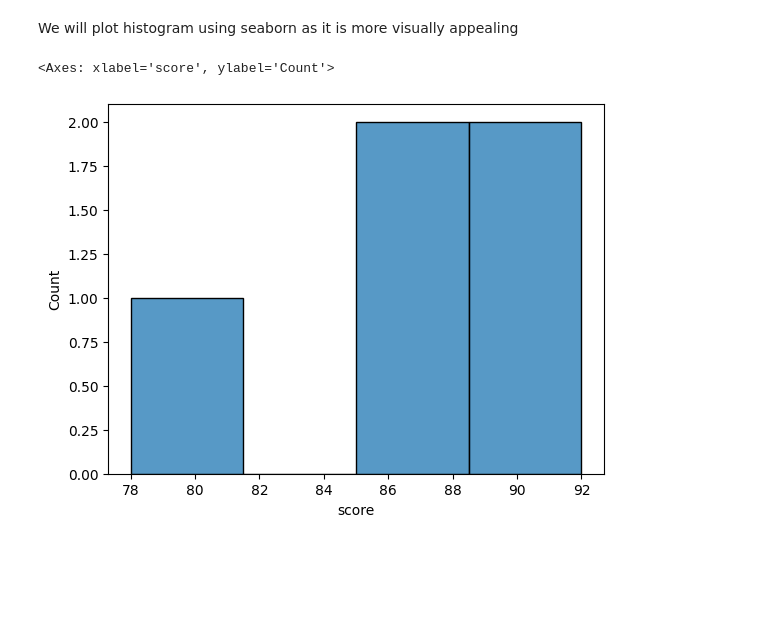
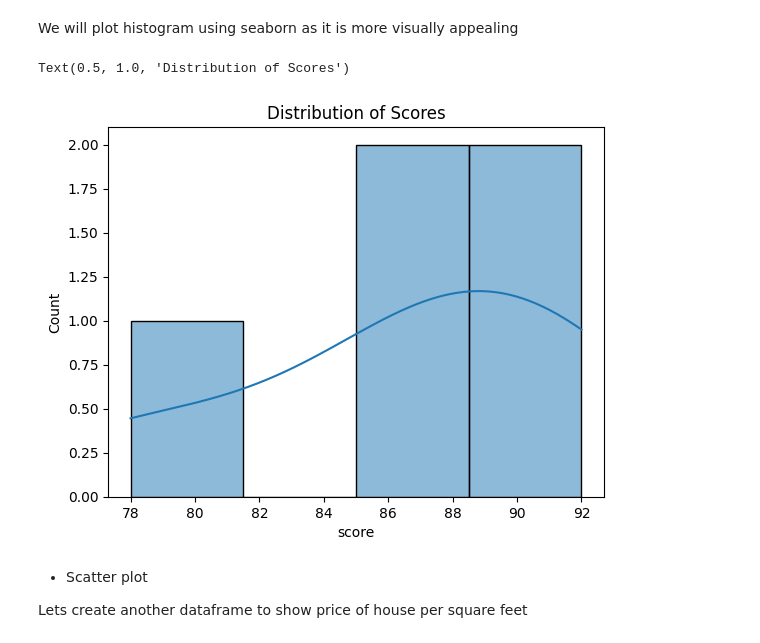
Before and after one commit to Saad-SYEDK/Matplotlib-and-Seaborn, a Jupyter notebook: notes.ipynb, the cells around one changed output. Cells and saved outputs as stored; diff of their text form; code cells hidden in the pictures; blank space fills up the shorter version.

Commit message:
Scatter plot

```diff
--- a/notes.ipynb
+++ b/notes.ipynb
@@ -149,7 +149,12 @@ We will plot histogram using seaborn as it is more visually appealing
 # %%
 import seaborn as sns
 
-sns.histplot(df["score"])
+sns.histplot(df["score"], kde=True) # kde to show the density curve on top of the histogram
+plt.title("Distribution of Scores")
 # %% [output]
-<Axes: xlabel='score', ylabel='Count'>
+Text(0.5, 1.0, 'Distribution of Scores')
-[figure, old version]
+[figure, new version]
+# %% [markdown]
+- Scatter plot
+
+Lets create another dataframe to show price of house per square feet
```
Also changed, not shown: parts of 3 cells of this notebook.
